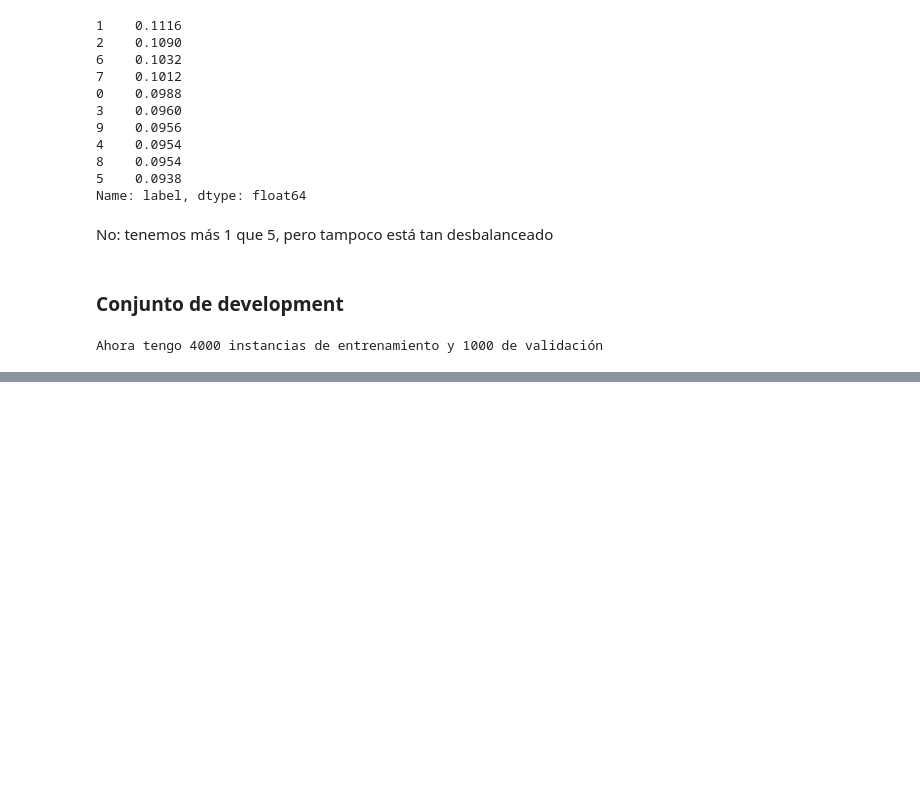
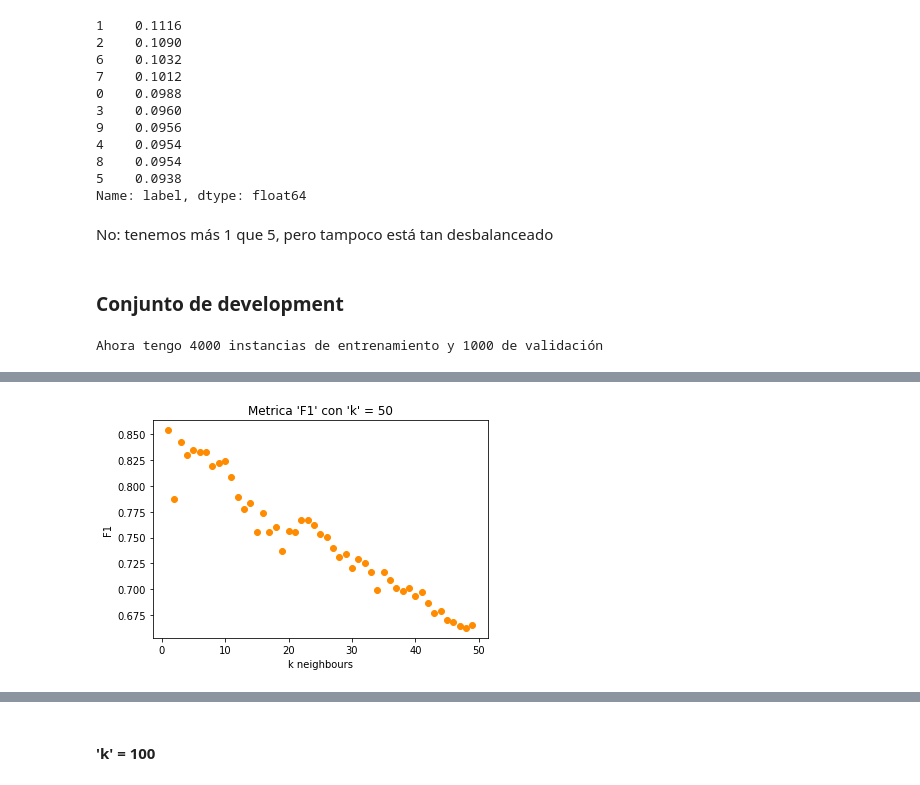
Before and after one commit to martmallol/nm-digit-recognition, a Jupyter notebook: notebooks/knn.ipynb, the cells around one changed output, grey strips where cells are left out. Saved outputs shown, nothing was run; the diff lists cells and outputs as text; code cells hidden in the pictures; blank space fills up the shorter version.

```diff
--- a/notebooks/knn.ipynb
+++ b/notebooks/knn.ipynb
@@ -157,0 +284,12 @@ Wall time: 3.06 ms
+# %%
+%%time
+pyplot.errorbar(range(1, 50), FOne50, fmt='o',color='darkorange')
+
+pyplot.xlabel("k neighbours")
+pyplot.ylabel("F1")
+pyplot.title("Metrica 'F1' con 'k' = 50")
+
+# show the plot
+pyplot.show()
+# %% [output]
+[figure, added]
@@ -157,0 +298,2 @@ Wall time: 3.06 ms
+# %% [markdown]
+#### 'k' = 100
```
Also changed, not shown: parts of 71 cells of this notebook.
